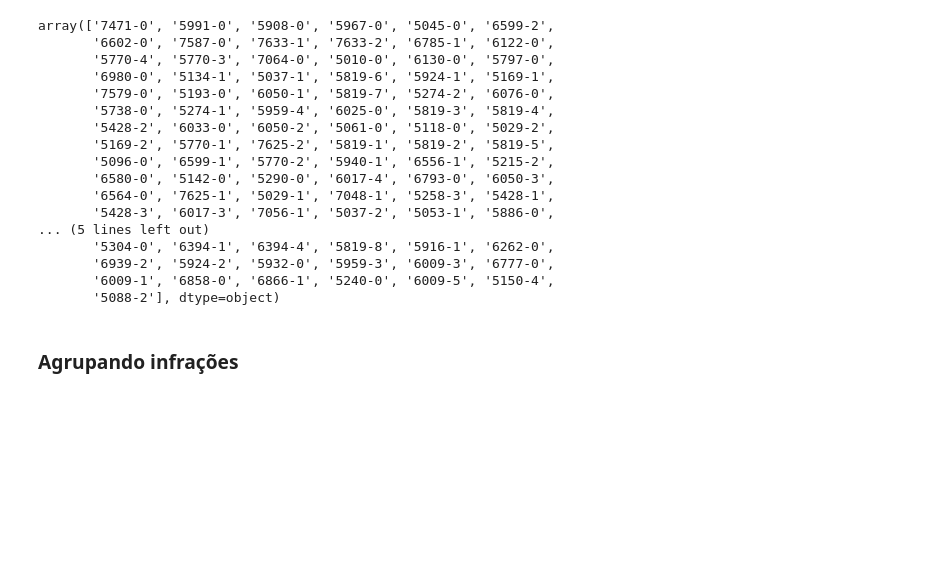
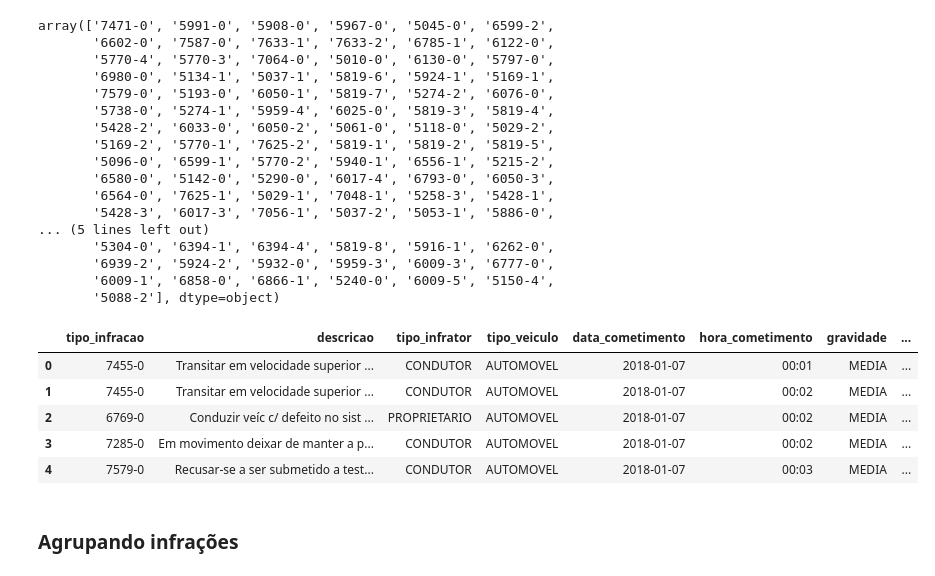
Before and after one commit to yusam/mead2, a Jupyter notebook: autos_de_infracao.ipynb, the cells around one changed output. Cells and saved outputs as stored; diff of their text form; code cells hidden in the pictures; blank space fills up the shorter version.

```diff
--- a/autos_de_infracao.ipynb
+++ b/autos_de_infracao.ipynb
@@ -637,6 +637,15 @@ niveis = {'6912-0': 'LEVE', '5207-0': 'LEVE', '6491-0': 'LEVE', '5681-0': 'LEVE'
 ## Mapeando as gravidades para as respectivas infrações
 
 infracao['gravidade_final'] = infracao['tipo_infracao'].map(niveis)
+# %%
+infracao.head()
+# %% [output]
+|  | tipo_infracao | descricao | tipo_infrator | tipo_veiculo | data_cometimento | hora_cometimento | gravidade | ... |
+| 0 | 7455-0 | Transitar em velocidade superior ... | CONDUTOR | AUTOMOVEL | 2018-01-07 | 00:01 | MEDIA | ... |
+| 1 | 7455-0 | Transitar em velocidade superior ... | CONDUTOR | AUTOMOVEL | 2018-01-07 | 00:02 | MEDIA | ... |
+| 2 | 6769-0 | Conduzir veíc c/ defeito no sist ... | PROPRIETARIO | AUTOMOVEL | 2018-01-07 | 00:02 | MEDIA | ... |
+| 3 | 7285-0 | Em movimento deixar de manter a p... | CONDUTOR | AUTOMOVEL | 2018-01-07 | 00:02 | MEDIA | ... |
+| 4 | 7579-0 | Recusar-se a ser submetido a test... | CONDUTOR | AUTOMOVEL | 2018-01-07 | 00:03 | MEDIA | ... |
 # %% [markdown]
 ### Agrupando infrações
 # %%
```
Also changed, not shown: parts of 10 cells of this notebook.
